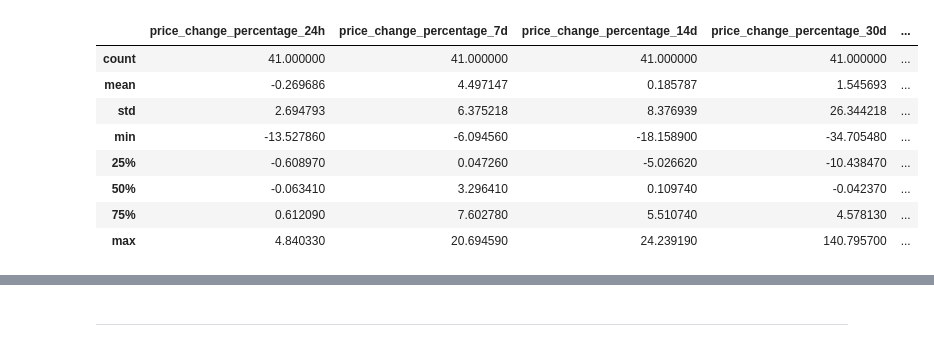
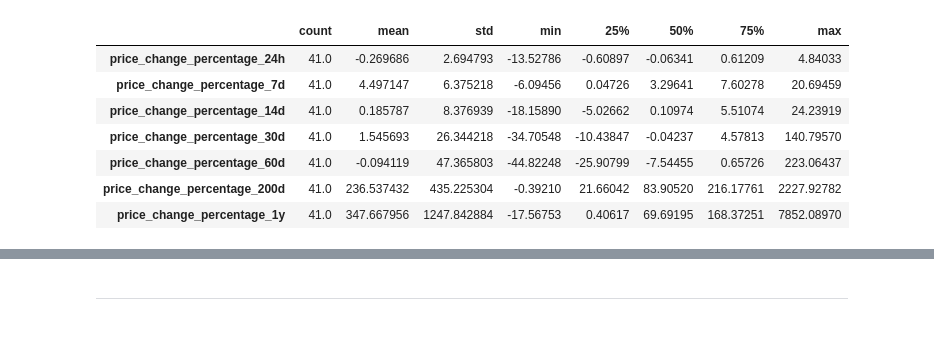
Before and after one commit to thaychansy/CryptoClustering, a Jupyter notebook: Crypto_Clustering.ipynb, the cells around one changed output, grey strips where cells are left out. Saved outputs shown, nothing was run; the diff lists cells and outputs as text; code cells hidden in the pictures.

```diff
--- a/Crypto_Clustering.ipynb
+++ b/Crypto_Clustering.ipynb
@@ -33,17 +33,16 @@ df_market_data.head(10)
 | bitcoin-cash-sv | 0.92530 | 3.29641 | -1.86656 | 2.88926 | ... |
 # %%
 # Generate summary statistics
-df_market_data.describe()
+df_market_data.describe().T
 # %% [output]
-|  | price_change_percentage_24h | price_change_percentage_7d | price_change_percentage_14d | price_change_percentage_30d | ... |
-| count | 41.000000 | 41.000000 | 41.000000 | 41.000000 | ... |
-| mean | -0.269686 | 4.497147 | 0.185787 | 1.545693 | ... |
-| std | 2.694793 | 6.375218 | 8.376939 | 26.344218 | ... |
-| min | -13.527860 | -6.094560 | -18.158900 | -34.705480 | ... |
-| 25% | -0.608970 | 0.047260 | -5.026620 | -10.438470 | ... |
-| 50% | -0.063410 | 3.296410 | 0.109740 | -0.042370 | ... |
-| 75% | 0.612090 | 7.602780 | 5.510740 | 4.578130 | ... |
-| max | 4.840330 | 20.694590 | 24.239190 | 140.795700 | ... |
+|  | count | mean | std | min | 25% | 50% | 75% | max |
+| price_change_percentage_24h | 41.0 | -0.269686 | 2.694793 | -13.52786 | -0.60897 | -0.06341 | 0.61209 | 4.84033 |
+| price_change_percentage_7d | 41.0 | 4.497147 | 6.375218 | -6.09456 | 0.04726 | 3.29641 | 7.60278 | 20.69459 |
+| price_change_percentage_14d | 41.0 | 0.185787 | 8.376939 | -18.15890 | -5.02662 | 0.10974 | 5.51074 | 24.23919 |
+| price_change_percentage_30d | 41.0 | 1.545693 | 26.344218 | -34.70548 | -10.43847 | -0.04237 | 4.57813 | 140.79570 |
+| price_change_percentage_60d | 41.0 | -0.094119 | 47.365803 | -44.82248 | -25.90799 | -7.54455 | 0.65726 | 223.06437 |
+| price_change_percentage_200d | 41.0 | 236.537432 | 435.225304 | -0.39210 | 21.66042 | 83.90520 | 216.17761 | 2227.92782 |
+| price_change_percentage_1y | 41.0 | 347.667956 | 1247.842884 | -17.56753 | 0.40617 | 69.69195 | 168.37251 | 7852.08970 |
 # %%
 # Plot your data to see what's in your DataFrame
 df_market_data.hvplot.line(
```
Also changed, not shown: parts of 9 cells of this notebook, 1 other file.
